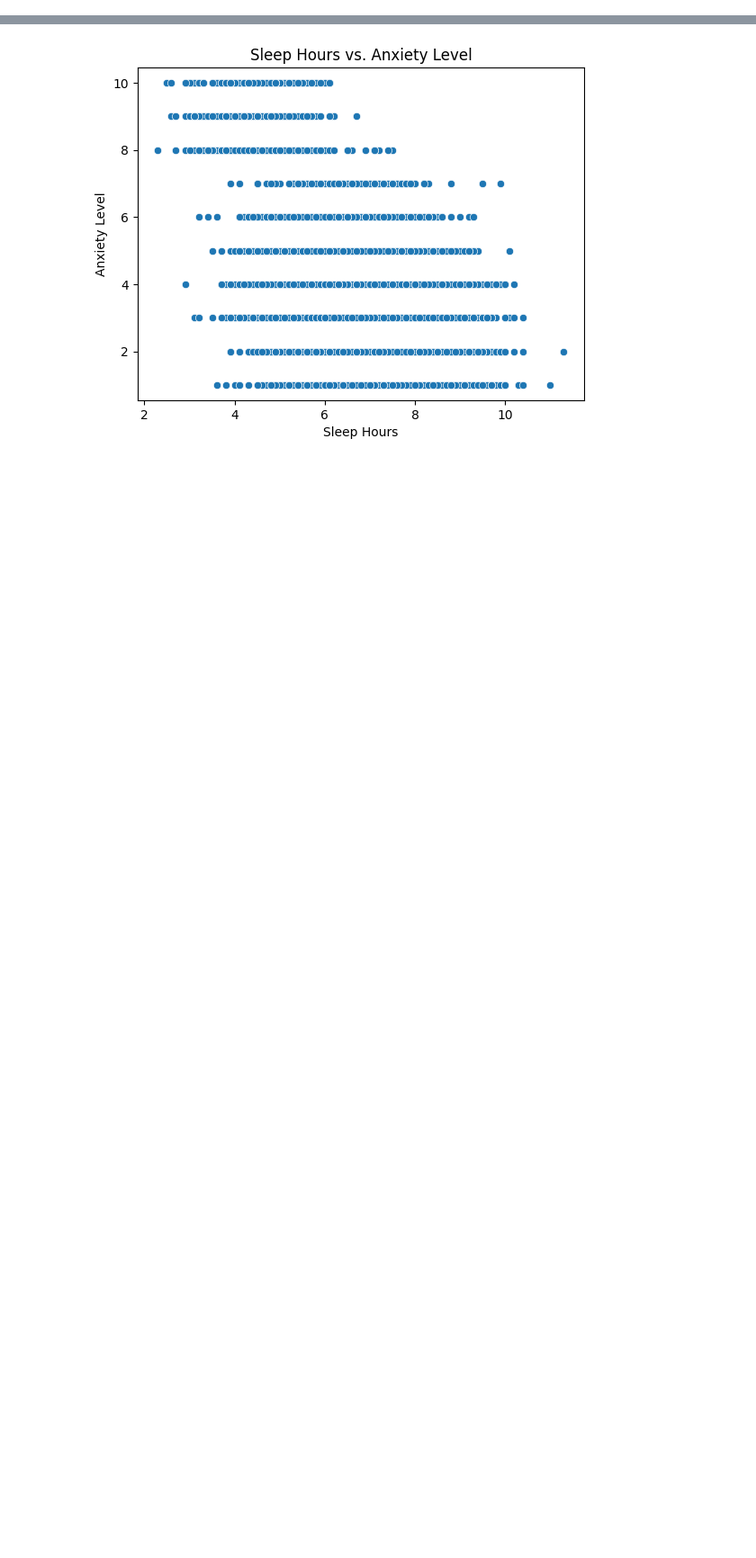
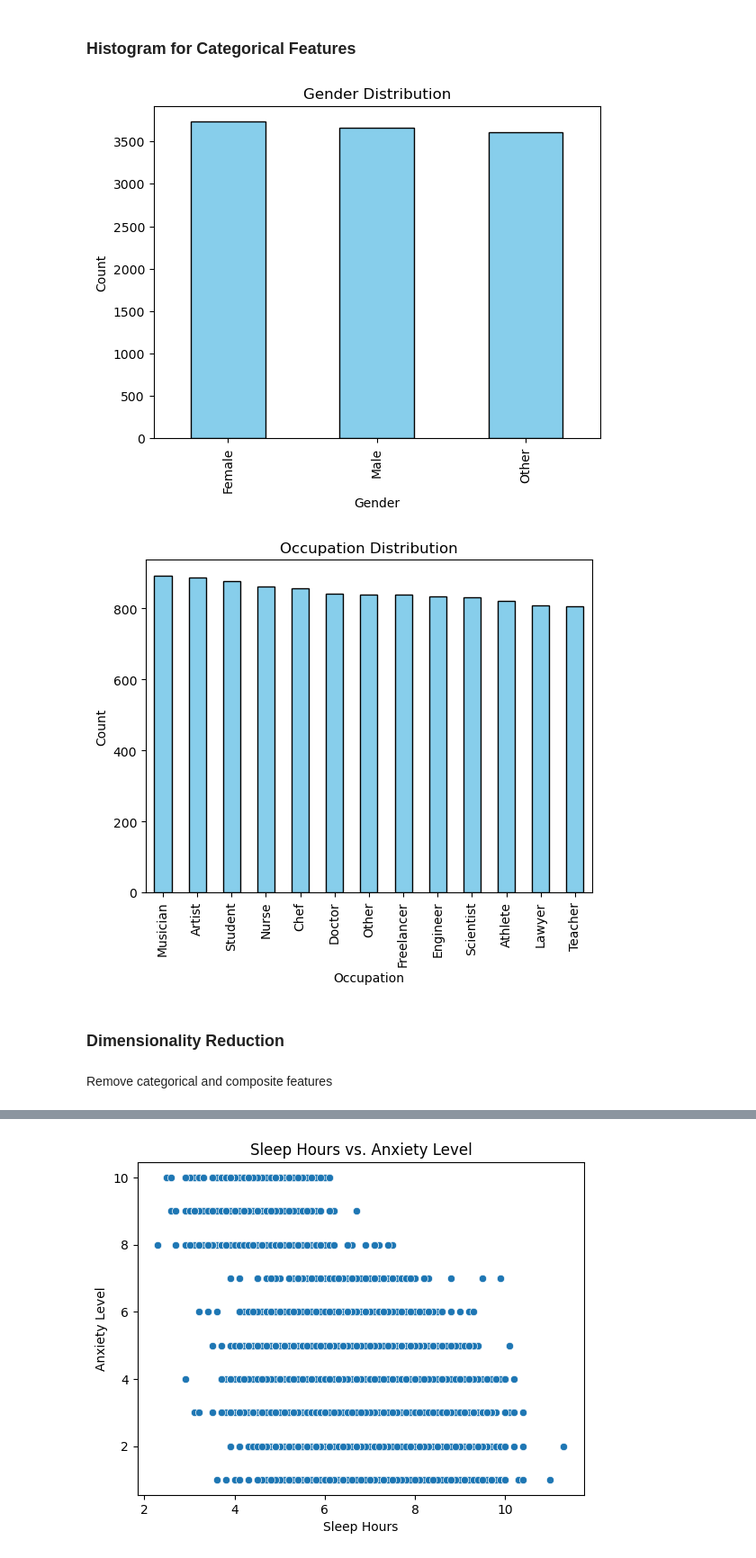
Before and after one commit to Aditi200122/social-anxiety-analysis, a Jupyter notebook: notebooks/01_data_exploration.ipynb, the cells around one changed output, grey strips where cells are left out. Shown at 90% size. Cells and saved outputs as stored; diff of their text form; code cells hidden in the pictures; blank space fills up the shorter version.

Commit message:
Refactor, add composite analysis and more EDA

```diff
--- a/notebooks/01_data_exploration.ipynb
+++ b/notebooks/01_data_exploration.ipynb
@@ -42,0 +60,3 @@ memory usage: 1.6+ MB
+# %%
+df = pd.get_dummies(df, columns=['Gender'])
+df = pd.get_dummies(df, columns=['Occupation'])
@@ -42,0 +65,3 @@ memory usage: 1.6+ MB
+# %%
+bool_cols = df.select_dtypes(include='bool').columns.tolist()
+df[bool_cols] = df[bool_cols].astype(int)
@@ -86,0 +110,4 @@ Index(['Age', 'Gender', 'Occupation', 'Sleep Hours',
+# %%
+df['Sleep Hours'] *= -1
+df['Diet Quality (1-10)'] *= -1
+df['Physical Activity (hrs/week)'] *= -1
@@ -86,0 +119,11 @@ Index(['Age', 'Gender', 'Occupation', 'Sleep Hours',
+# %%
+composite_features = ['Physiological_Stress_Score', 'Psychosocial_Vulnerability_Score','Lifestyle_Risk_Score']
+
+physio_cols = ['Heart Rate (bpm)', 'Breathing Rate (breaths/min)', 'Sweating Level (1-5)', 'Dizziness']
+df[composite_features[0]] = StandardScaler().fit_transform(df[physio_cols]).mean(axis=1)
+
+psycho_cols = ['Family History of Anxiety', 'Medication', 'Therapy Sessions (per month)', 'Recent Major Life Event']
+df[composite_features[1]] = StandardScaler().fit_transform(df[psycho_cols]).mean(axis=1)
+
+lifestyle_cols = ['Sleep Hours', 'Caffeine Intake (mg/day)', 'Alcohol Consumption (drinks/week)', 'Smoking', 'Diet Quality (1-10)', 'Physical Activity (hrs/week)']
+df[composite_features[2]] = StandardScaler().fit_transform(df[lifestyle_cols]).mean(axis=1)
@@ -86,0 +172,25 @@ Index(['Age', 'Gender', 'Occupation', 'Sleep Hours',
+# %% [markdown]
+### Histogram for Categorical Features
+# %%
+gender_cols = ['Gender_Male', 'Gender_Female', 'Gender_Other']
+occupation_cols = ['Occupation_Artist','Occupation_Athlete', 'Occupation_Chef', 'Occupation_Doctor', 'Occupation_Engineer', 'Occupation_Freelancer', 'Occupation_Lawyer', 'Occupation_Musician', 'Occupation_Nurse', 'Occupation_Other', 'Occupation_Scientist', 'Occupation_Student', 'Occupation_Teacher']
+
+
+df[gender_cols].idxmax(axis=1).str.replace('Gender_', '').value_counts().plot(kind='bar', color='skyblue', edgecolor='black')
+plt.title('Gender Distribution')
+plt.xlabel('Gender')
+plt.ylabel('Count')
+plt.show()
+
+df[occupation_cols].idxmax(axis=1).str.replace('Occupation_', '').value_counts().plot(kind='bar', color='skyblue', edgecolor='black')
+plt.title('Occupation Distribution')
+plt.xlabel('Occupation')
+plt.ylabel('Count')
+plt.show()
+# %% [output]
+[figure, added]
+[figure, added]
+# %% [markdown]
+### Dimensionality Reduction
+# %% [markdown]
+Remove categorical and composite features
```
Also changed, not shown: parts of 131 cells of this notebook.
